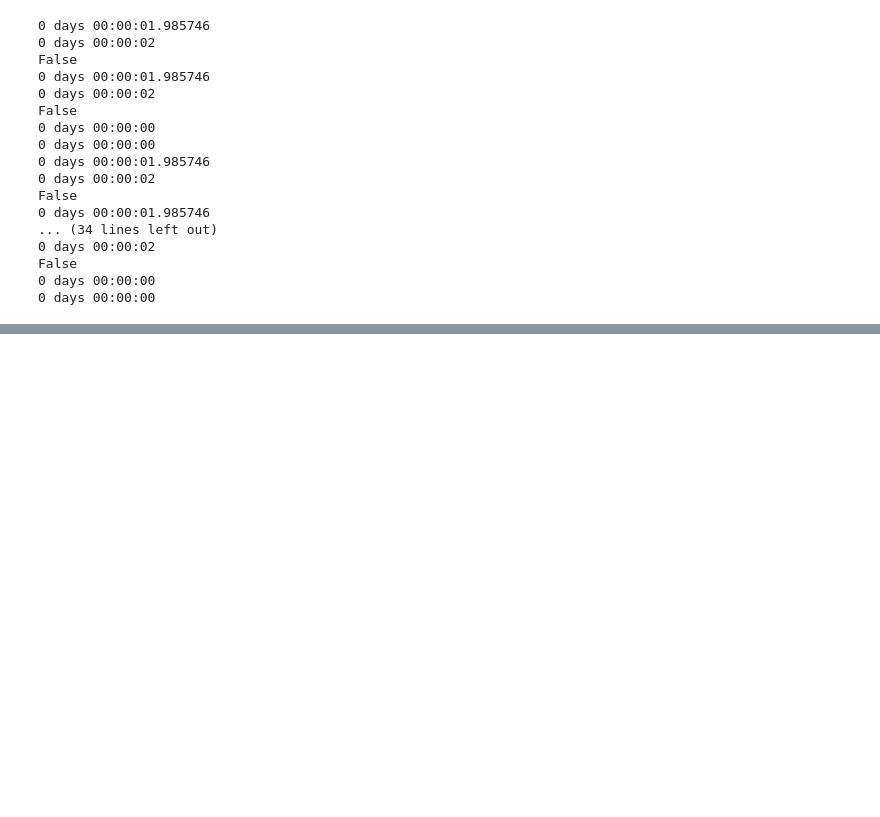
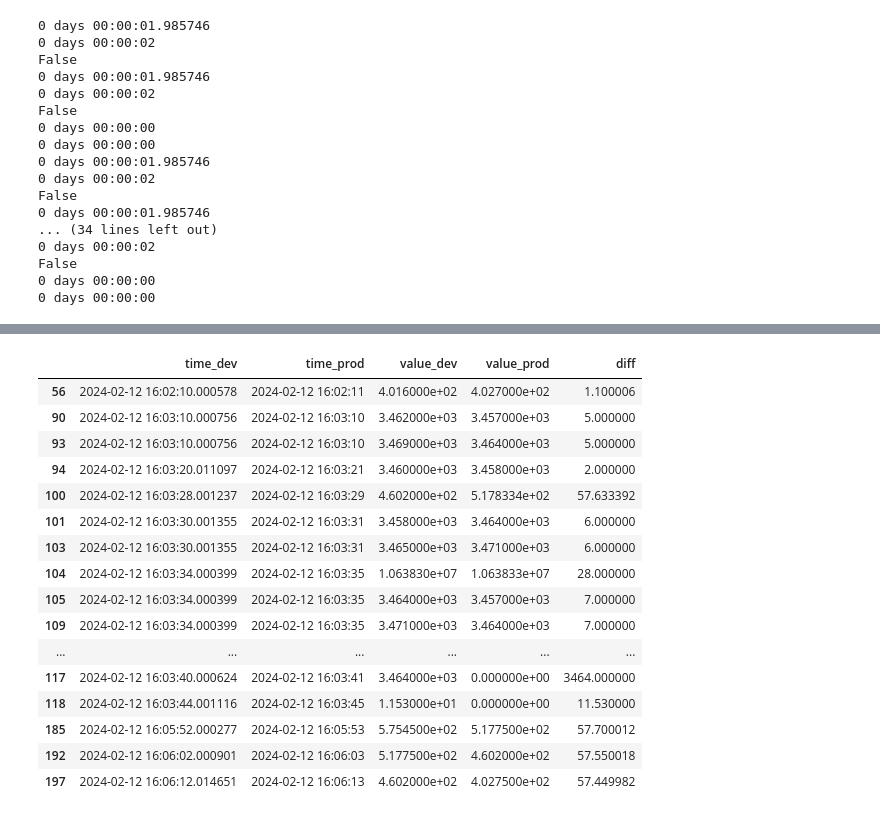
Before and after one commit to mateacvetkovic/Zavrsni-rad, a Jupyter notebook: usporedba/usporedba.ipynb, the cells around one changed output, grey strips where cells are left out. Cells and saved outputs as stored; diff of their text form; code cells hidden in the pictures; blank space fills up the shorter version.

```diff
--- a/usporedba/usporedba.ipynb
+++ b/usporedba/usporedba.ipynb
@@ -266,0 +300,20 @@ df
+# %%
+df = pd.read_csv(r'final/{}_diff.csv'.format('Aparat za kavu'), parse_dates=['time_dev', 'time_prod'], encoding='latin1')
+# %% [output]
+|  | time_dev | time_prod | value_dev | value_prod | diff |
+| 56 | 2024-02-12 16:02:10.000578 | 2024-02-12 16:02:11 | 4.016000e+02 | 4.027000e+02 | 1.100006 |
+| 90 | 2024-02-12 16:03:10.000756 | 2024-02-12 16:03:10 | 3.462000e+03 | 3.457000e+03 | 5.000000 |
+| 93 | 2024-02-12 16:03:10.000756 | 2024-02-12 16:03:10 | 3.469000e+03 | 3.464000e+03 | 5.000000 |
+| 94 | 2024-02-12 16:03:20.011097 | 2024-02-12 16:03:21 | 3.460000e+03 | 3.458000e+03 | 2.000000 |
+| 100 | 2024-02-12 16:03:28.001237 | 2024-02-12 16:03:29 | 4.602000e+02 | 5.178334e+02 | 57.633392 |
+| 101 | 2024-02-12 16:03:30.001355 | 2024-02-12 16:03:31 | 3.458000e+03 | 3.464000e+03 | 6.000000 |
+| 103 | 2024-02-12 16:03:30.001355 | 2024-02-12 16:03:31 | 3.465000e+03 | 3.471000e+03 | 6.000000 |
+| 104 | 2024-02-12 16:03:34.000399 | 2024-02-12 16:03:35 | 1.063830e+07 | 1.063833e+07 | 28.000000 |
+| 105 | 2024-02-12 16:03:34.000399 | 2024-02-12 16:03:35 | 3.464000e+03 | 3.457000e+03 | 7.000000 |
+| 109 | 2024-02-12 16:03:34.000399 | 2024-02-12 16:03:35 | 3.471000e+03 | 3.464000e+03 | 7.000000 |
+| ... | ... | ... | ... | ... | ... |
+| 117 | 2024-02-12 16:03:40.000624 | 2024-02-12 16:03:41 | 3.464000e+03 | 0.000000e+00 | 3464.000000 |
+| 118 | 2024-02-12 16:03:44.001116 | 2024-02-12 16:03:45 | 1.153000e+01 | 0.000000e+00 | 11.530000 |
+| 185 | 2024-02-12 16:05:52.000277 | 2024-02-12 16:05:53 | 5.754500e+02 | 5.177500e+02 | 57.700012 |
+| 192 | 2024-02-12 16:06:02.000901 | 2024-02-12 16:06:03 | 5.177500e+02 | 4.602000e+02 | 57.550018 |
+| 197 | 2024-02-12 16:06:12.014651 | 2024-02-12 16:06:13 | 4.602000e+02 | 4.027500e+02 | 57.449982 |
```
Also changed, not shown: parts of 7 cells of this notebook, 18 other files.
